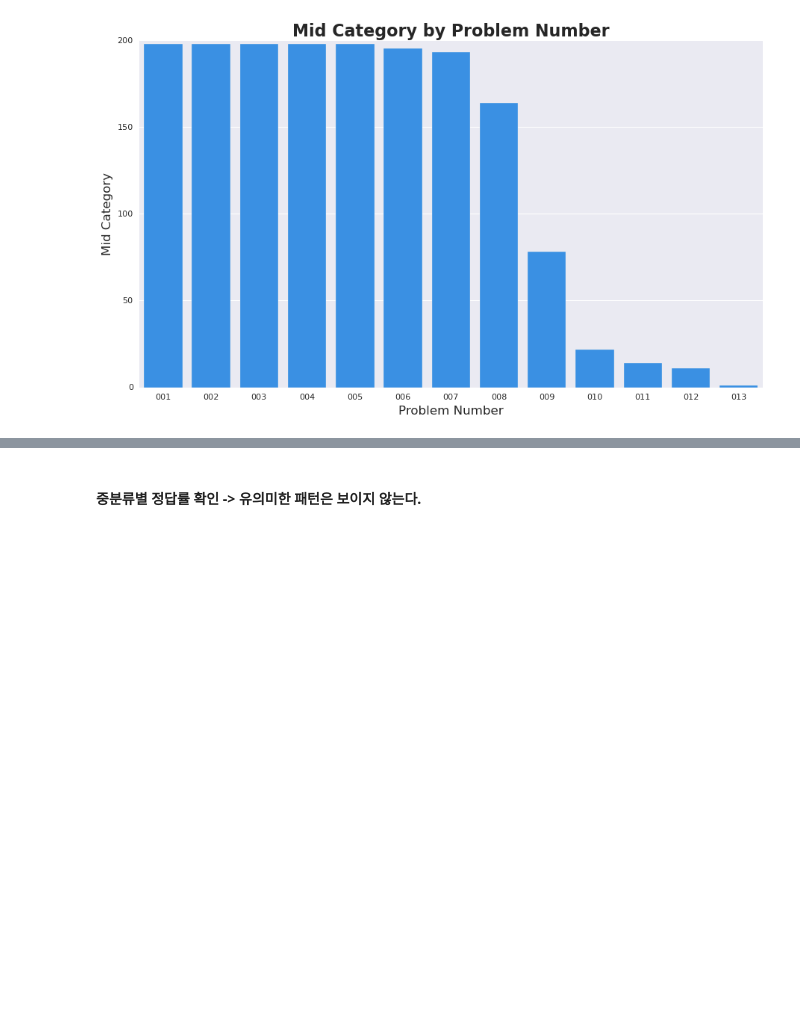
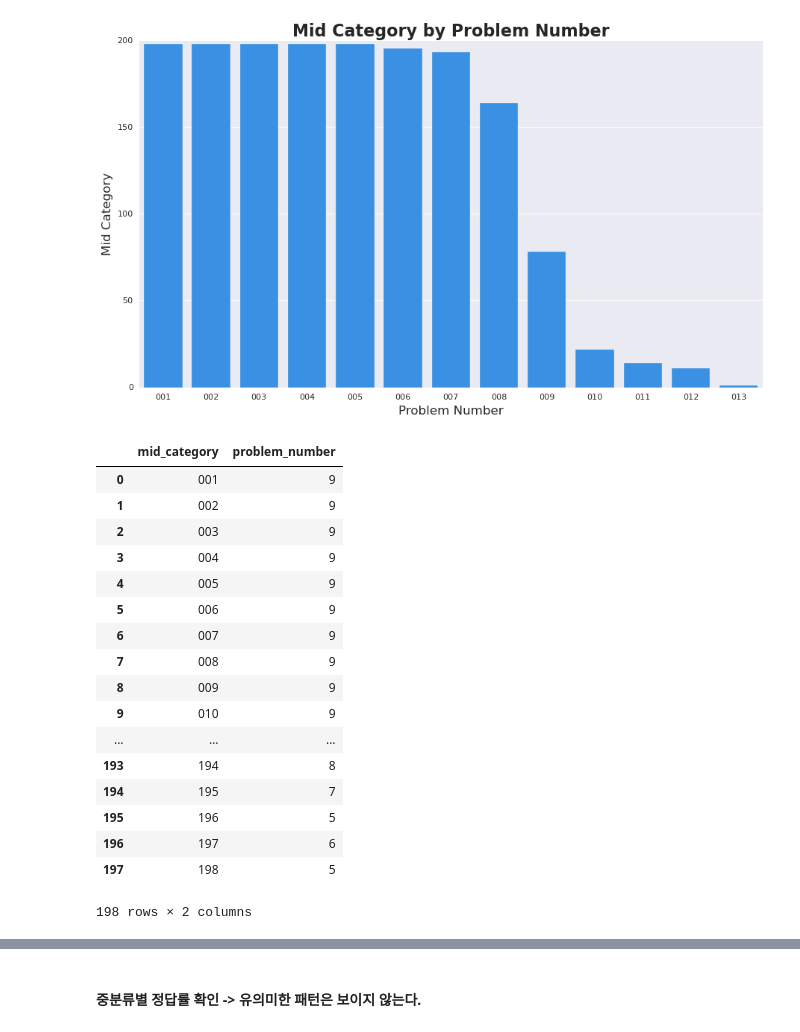
Before and after one commit to boostcampaitech4lv23recsys2/level2_dkt_recsys-level2-recsys-08, a Jupyter notebook: EDA/EDA_cwj.ipynb, the cells around one changed output, grey strips where cells are left out. Drawn from its saved outputs; the diff is of its cells as text; code cells hidden in the pictures; blank space fills up the shorter version.

```diff
--- a/EDA/EDA_cwj.ipynb
+++ b/EDA/EDA_cwj.ipynb
@@ -306,3 +334,25 @@ q=ax.set_title("Mid Category by Problem Number", fontsize=20, fontweight="semibo
 q=plt.show()
 # %% [output]
 [figure]
+# %%
+df = train.groupby('mid_category')['problem_number'].apply(set).apply(len).reset_index()
+df
+# %% [output]
+|  | mid_category | problem_number |
+| 0 | 001 | 9 |
+| 1 | 002 | 9 |
+| 2 | 003 | 9 |
+| 3 | 004 | 9 |
+| 4 | 005 | 9 |
+| 5 | 006 | 9 |
+| 6 | 007 | 9 |
+| 7 | 008 | 9 |
+| 8 | 009 | 9 |
+| 9 | 010 | 9 |
+| ... | ... | ... |
+| 193 | 194 | 8 |
+| 194 | 195 | 7 |
+| 195 | 196 | 5 |
+| 196 | 197 | 6 |
+| 197 | 198 | 5 |
+198 rows × 2 columns
```
Also changed, not shown: parts of 12 cells of this notebook.
